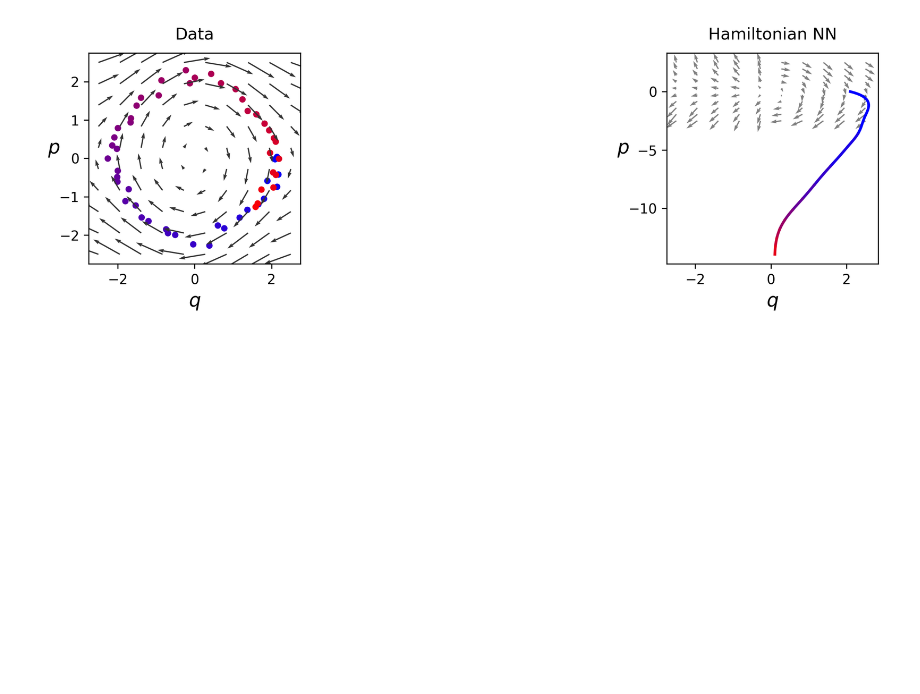
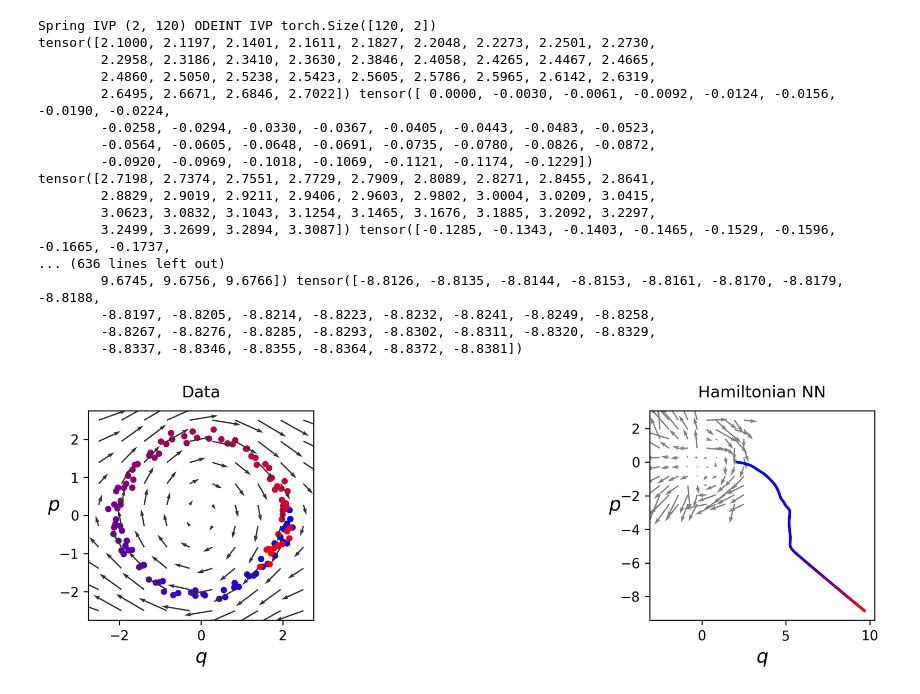
Before and after one commit to kristinlindquist/pinns, a Jupyter notebook: src/hnn/run.ipynb, the cells around one changed output. Drawn from its saved outputs; the diff is of its cells as text; code cells hidden in the pictures; blank space fills up the shorter version.

```diff
--- a/src/hnn/run.ipynb
+++ b/src/hnn/run.ipynb
@@ -15,7 +15,7 @@ def get_args():
     parser.add_argument('--input_dim', default=2, type=int, help='dimensionality of input tensor')
     parser.add_argument('--hidden_dim', default=200, type=int, help='hidden dimension of mlp')
     parser.add_argument('--learn_rate', default=1e-3, type=float, help='learning rate')
-    parser.add_argument('--total_steps', default=200, type=int, help='number of gradient steps')
+    parser.add_argument('--total_steps', default=500, type=int, help='number of gradient steps')
     parser.add_argument('--name', default='pend', type=str, help='only one option right now')
     parser.add_argument('--field_type', default='solenoidal', type=str, help='type of vector field to learn')
     parser.set_defaults(feature=True)
@@ -44,11 +44,18 @@ Final test loss 4.7648e+00 +/- 1.7083e-01
 # %%
-GRID_SIZE=10
 R = 2.5
-t_span=[0, 28]
+t_span=[0.0, 28.0]
 LINE_SEGMENTS = 10
 ARROW_SCALE = 40
 ARROW_WIDTH = 6e-3
 LINE_WIDTH = 2
+
+field_args = {
+    'xmin': -R,
+    'xmax': R,
+    'ymin': -R,
+    'ymax': R,
+    'gridsize': 10,
+}
 # %%
 
 # integrate along those fields starting from point (1,0)
@@ -56,11 +63,12 @@ ivp = integrate_model(
         model,
         t_span,
         y0=torch.tensor([2.1, 0.0]),
-        rtol=1e-12
+        timescale=100
+        # rtol=1e-12
 )
 
-field = get_field(xmin=-R, xmax=R, ymin=-R, ymax=R, gridsize=GRID_SIZE)
-vector_field = get_vector_field(model, xmin=-R, xmax=R, ymin=-R, ymax=R, gridsize=GRID_SIZE)
+field = get_field(**field_args)
+vector_field = get_vector_field(model, **field_args)
 # %%
 fig = plt.figure(figsize=(11.3, 3.2), facecolor='white', dpi=300)
 
@@ -77,35 +85,59 @@ plt.quiver(
         field['dx'][:,1],
         cmap='gray_r',
         scale=ARROW_SCALE,
         width=ARROW_WIDTH,
         color=(.2,.2,.2)
 )
 plt.xlabel("$q$", fontsize=14)
 plt.ylabel("$p$", rotation=0, fontsize=14)
 plt.title("Data", pad=10)
 
 # plot HNN
 fig.add_subplot(1, 4, 4, frameon=True)
 plt.quiver(
         field['x'][:,0],
         field['x'][:,1],
         vector_field[:,0],
         vector_field[:,1],
         cmap='gray_r',
         scale=ARROW_SCALE,
         width=ARROW_WIDTH,
         color=(.5,.5,.5)
 )
 
-for i, l in enumerate(torch.tensor_split(ivp, LINE_SEGMENTS)):
-        color = (float(i)/LINE_SEGMENTS, 0, 1-float(i)/LINE_SEGMENTS)
+# print(
+#     "SPR viz", [v.shape for v in torch.tensor_split(ivp, LINE_SEGMENTS)]
+# )
+
+lines = round(ivp.shape[0] / 30)
+
+for i, l in enumerate(torch.tensor_split(ivp, lines)):
+        color = (float(i)/lines, 0, 1-float(i)/lines)
+        print(l[:, 0], l[:, 1])
         plt.plot(l[:, 0], l[:, 1], color=color, linewidth=LINE_WIDTH)
 
 plt.xlabel("$q$", fontsize=14)
 plt.ylabel("$p$", rotation=0, fontsize=14)
-plt.xlim(-R, R)
-plt.ylim(-R, R)
+# plt.xlim(-R, R)
+# plt.ylim(-R, R)
 plt.title("Hamiltonian NN", pad=10)
 plt.tight_layout() ; plt.show()
 # %% [output]
+Spring IVP (2, 120) ODEINT IVP torch.Size([120, 2])
+tensor([2.1000, 2.1197, 2.1401, 2.1611, 2.1827, 2.2048, 2.2273, 2.2501, 2.2730,
+        2.2958, 2.3186, 2.3410, 2.3630, 2.3846, 2.4058, 2.4265, 2.4467, 2.4665,
+        2.4860, 2.5050, 2.5238, 2.5423, 2.5605, 2.5786, 2.5965, 2.6142, 2.6319,
+        2.6495, 2.6671, 2.6846, 2.7022]) tensor([ 0.0000, -0.0030, -0.0061, -0.0092, -0.0124, -0.0156, -0.0190, -0.0224,
+        -0.0258, -0.0294, -0.0330, -0.0367, -0.0405, -0.0443, -0.0483, -0.0523,
+        -0.0564, -0.0605, -0.0648, -0.0691, -0.0735, -0.0780, -0.0826, -0.0872,
+        -0.0920, -0.0969, -0.1018, -0.1069, -0.1121, -0.1174, -0.1229])
+tensor([2.7198, 2.7374, 2.7551, 2.7729, 2.7909, 2.8089, 2.8271, 2.8455, 2.8641,
+        2.8829, 2.9019, 2.9211, 2.9406, 2.9603, 2.9802, 3.0004, 3.0209, 3.0415,
+        3.0623, 3.0832, 3.1043, 3.1254, 3.1465, 3.1676, 3.1885, 3.2092, 3.2297,
+        3.2499, 3.2699, 3.2894, 3.3087]) tensor([-0.1285, -0.1343, -0.1403, -0.1465, -0.1529, -0.1596, -0.1665, -0.1737,
+... (636 lines left out)
+        9.6745, 9.6756, 9.6766]) tensor([-8.8126, -8.8135, -8.8144, -8.8153, -8.8161, -8.8170, -8.8179, -8.8188,
+        -8.8197, -8.8205, -8.8214, -8.8223, -8.8232, -8.8241, -8.8249, -8.8258,
+        -8.8267, -8.8276, -8.8285, -8.8293, -8.8302, -8.8311, -8.8320, -8.8329,
+        -8.8337, -8.8346, -8.8355, -8.8364, -8.8372, -8.8381])
-[figure, old version]
+[figure, new version]
```
Also changed, not shown: parts of 1 cell of this notebook, 2 other files.
